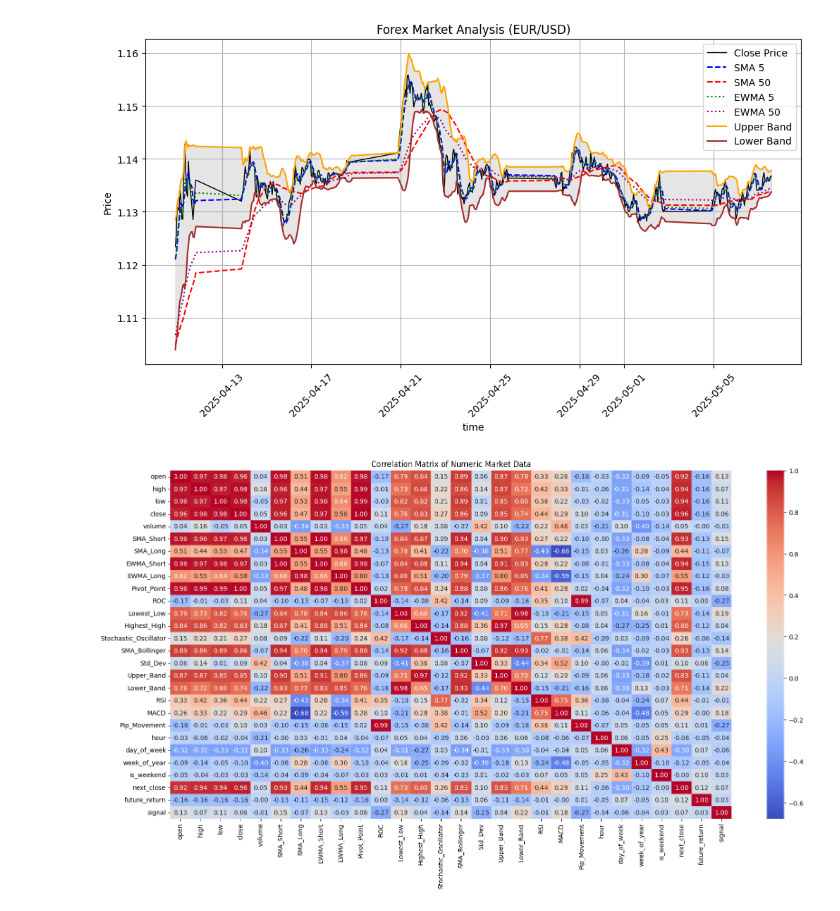
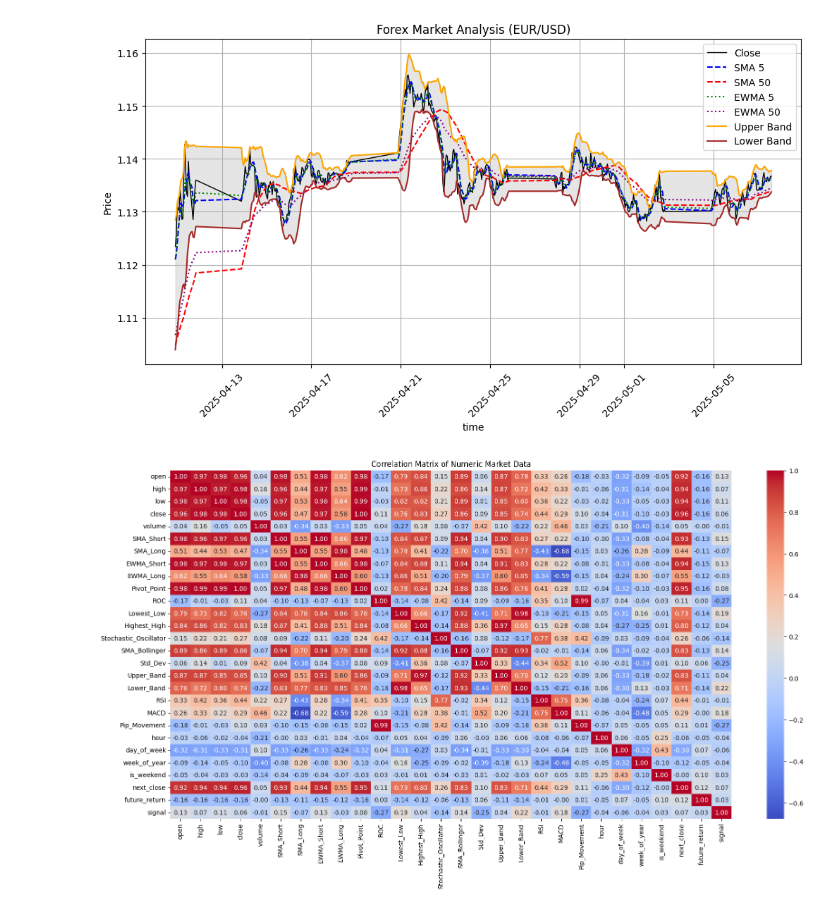
Before and after one commit to Clarkson-Applied-Data-Science/2025_ia651_ayele_ayele, a Jupyter notebook: FinalProject.ipynb, the cells around one changed output. Saved outputs shown, nothing was run; the diff lists cells and outputs as text; code cells hidden in the pictures.

```diff
--- a/FinalProject.ipynb
+++ b/FinalProject.ipynb
@@ -155,33 +155,33 @@ market_data["signal"] = np.where(
 
 market_data = market_data.sort_values(by="time").reset_index(drop=True)
 # %%
-#distribution of predictor variables
+#Relationship between features and Price
 
 plt.figure(figsize=(12, 6))
 
-plt.plot(market_data['time'], market_data['close'], label='Close Price', color='black', linewidth=1)
+plt.plot(market_data['time'], market_data['close'], label='Close', color='black', linewidth=1)
 
 plt.plot(market_data['time'], market_data['SMA_Short'], label='SMA 5', color='blue', linestyle='dashed')
 plt.plot(market_data['time'], market_data['SMA_Long'], label='SMA 50', color='red', linestyle='dashed')
 plt.plot(market_data['time'], market_data['EWMA_Short'], label='EWMA 5', color='green', linestyle='dotted')
 plt.plot(market_data['time'], market_data['EWMA_Long'], label='EWMA 50', color='purple', linestyle='dotted')
 
 plt.plot(market_data['time'], market_data['Upper_Band'], label='Upper Band', color='orange')
 plt.plot(market_data['time'], market_data['Lower_Band'], label='Lower Band', color='brown')
 
 plt.fill_between(market_data['time'], market_data['Lower_Band'], market_data['Upper_Band'], color='gray', alpha=0.2)
 
 plt.xlabel('time')
 plt.ylabel('Price')
 plt.title('Forex Market Analysis (EUR/USD)')
 plt.legend()
 plt.xticks(rotation=45)
 plt.grid()
 
 
 plt.show()
 # %% [output]
-[figure, old version]
+[figure, new version]
 # %%
 #correlation matrix
 
```
